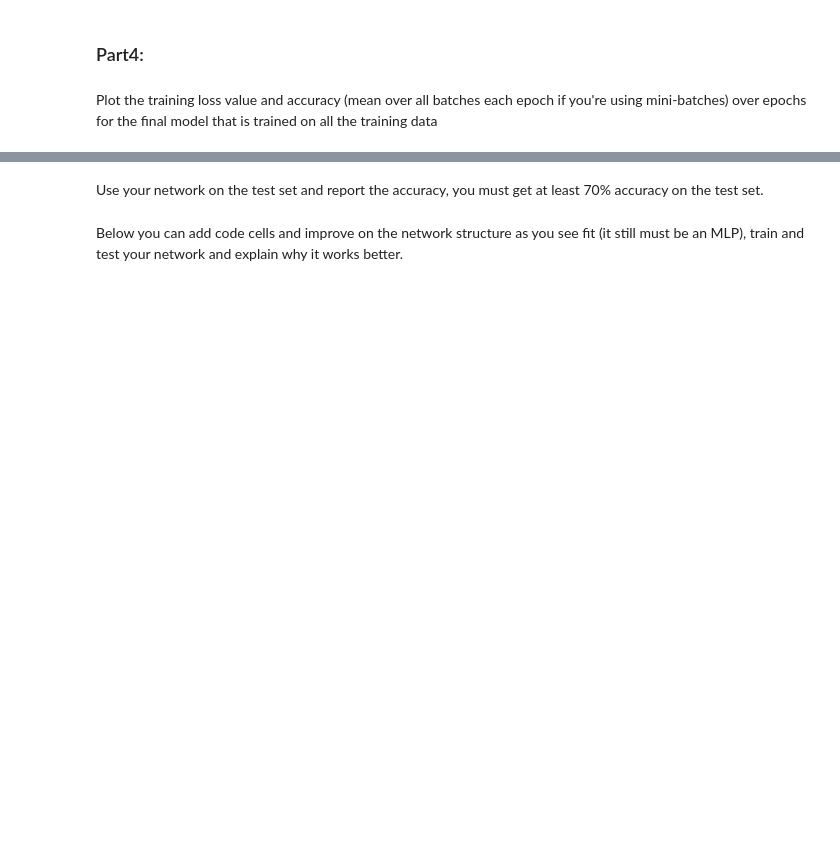
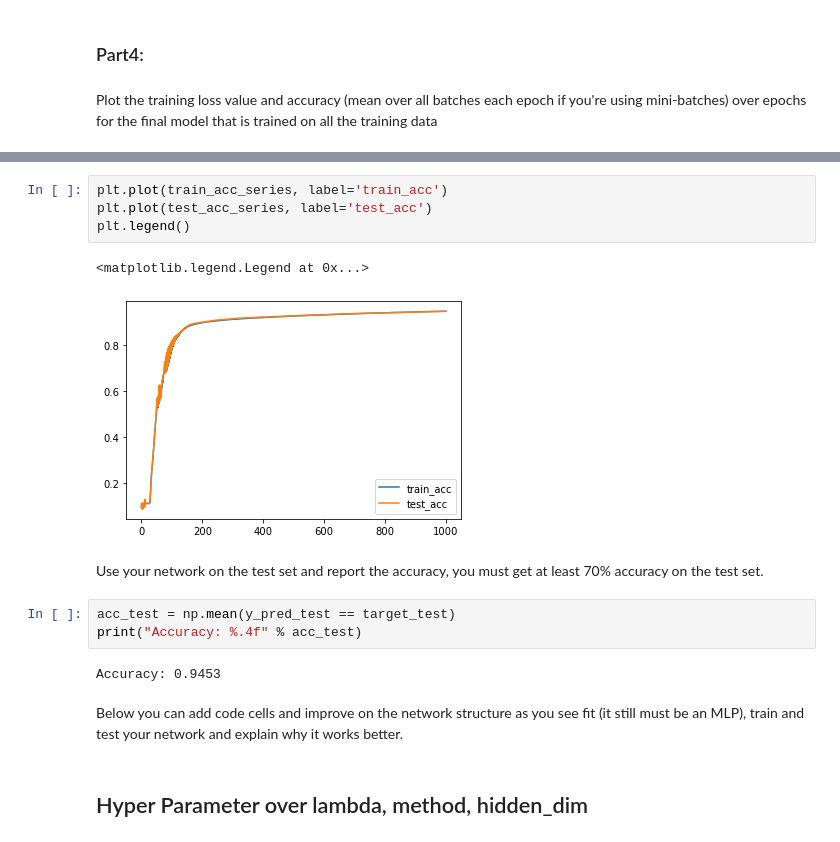
Before and after one commit to kargaranamir/Machine-Learning-992, a Jupyter notebook: Hw4/ML2021S_HW4.ipynb, the cells around one changed output, grey strips where cells are left out. Drawn from its saved outputs; the diff is of its cells as text; blank space fills up the shorter version.

```diff
--- a/Hw4/ML2021S_HW4.ipynb
+++ b/Hw4/ML2021S_HW4.ipynb
@@ -116,4 +276,18 @@ for the final model that is trained on all the training data
+# %%
+plt.plot(train_acc_series, label='train_acc')
+plt.plot(test_acc_series, label='test_acc')
+plt.legend()
+# %% [output]
+<matplotlib.legend.Legend at 0x...>
+[figure, added]
 # %% [markdown]
 Use your network on the test set and report the accuracy, you must get at least 70% accuracy on the test set.
+# %%
+acc_test = np.mean(y_pred_test == target_test)
+print("Accuracy: %.4f" % acc_test)
+# %% [output]
+Accuracy: 0.9453
 # %% [markdown]
 Below you can add code cells and improve on the network structure as you see fit (it still must be an MLP), train and test your network and explain why it works better.
+# %% [markdown]
+## Hyper Parameter over lambda, method, hidden_dim
```
Also changed, not shown: parts of 18 cells of this notebook, 4 other files.
